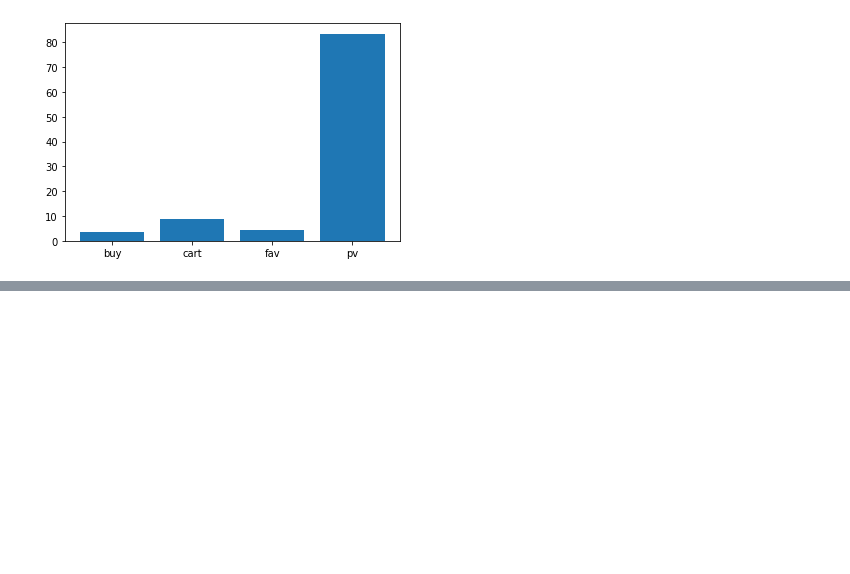
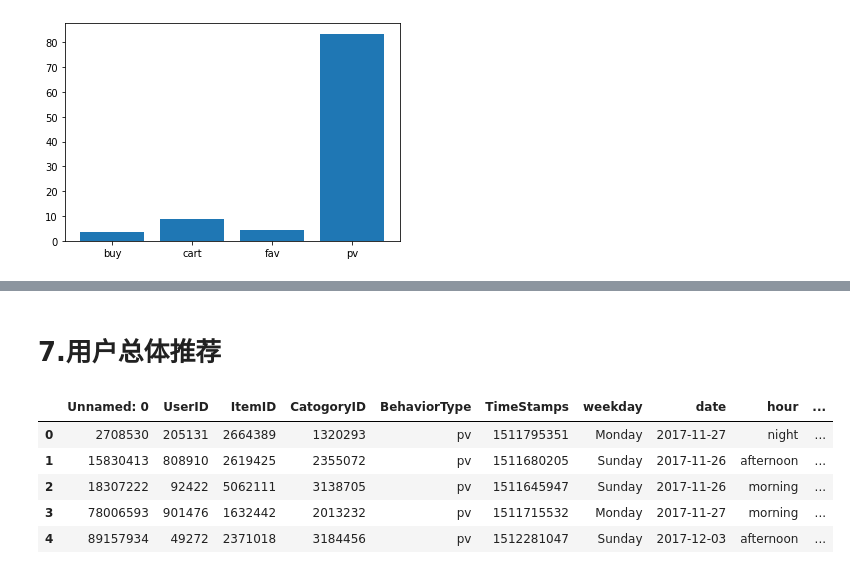
Before and after one commit to Yhcrown/CS306-Data-minning-project, a Jupyter notebook: src/project.ipynb, the cells around one changed output, grey strips where cells are left out. Cells and saved outputs as stored; diff of their text form; code cells hidden in the pictures; blank space fills up the shorter version.

```diff
--- a/src/project.ipynb
+++ b/src/project.ipynb
@@ -96,0 +191,49 @@ Name: UserID, dtype: float64
+# %%
+def R(t):
+    if t in [0,1,2]:
+        return 4
+    elif t in [3,4]:
+        return 3
+    elif t in [5,6]:
+        return 2
+    else:
+        return 1
+
+def F(n):
+    if n == 1:
+        return 1
+    elif n == 2:
+        return 2
+    elif n == 3:
+        return 3
+    else:
+        return 4
+# %% [markdown]
+# 7.用户总体推荐
+# %%
+df_buy = df_Second[df_Second['BehaviorType']=='buy']
+Near_buy_tstamp = df_buy.groupby(by='UserID')['TimeStamps'].max() #得出用户最近购买时间
+df_buy = pd.DataFrame(data=Near_buy_tstamp)
+diff_time = (endTime - Near_buy_tstamp).astype('int') #用户最近购买时间距离结束时间长短
+diff_day = (diff_time/(24*60*60)).astype('int')
+df_Second['diffDay'] = diff_day
+df_Second['R'] = df_Second['diffDay'].apply(R)
+df_Second.drop(labels=['diffDay'],axis=1,inplace=True)
+
+
+df_Second['Frequency'] = df_Second['UserID'].value_counts().astype('int')
+df_Second['F'] = df_Second['Frequency'].apply(F)
+df_Second.drop(labels=['Frequency'],axis=1,inplace=True)
+
+
+df_Second['UserCategory'] = np.select([(df_Second['R']>2.75)&(df_Second['F']>1.02),(df_Second['R']>2.75)&(df_Second['F']<=1.02),
+          (df_Second['R']<=2.75)&(df_Second['F']>1.02),(df_Second['R']<2.75)&(df_Second['F']<=1.02)],
+         ['重要价值用户','重要保持用户','重要发展用户','一般价值用户'])
+df_Second.head()
+# %% [output]
+|  | Unnamed: 0 | UserID | ItemID | CatogoryID | BehaviorType | TimeStamps | weekday | date | hour | ... |
+| 0 | 2708530 | 205131 | 2664389 | 1320293 | pv | 1511795351 | Monday | 2017-11-27 | night | ... |
+| 1 | 15830413 | 808910 | 2619425 | 2355072 | pv | 1511680205 | Sunday | 2017-11-26 | afternoon | ... |
+| 2 | 18307222 | 92422 | 5062111 | 3138705 | pv | 1511645947 | Sunday | 2017-11-26 | morning | ... |
+| 3 | 78006593 | 901476 | 1632442 | 2013232 | pv | 1511715532 | Monday | 2017-11-27 | morning | ... |
+| 4 | 89157934 | 49272 | 2371018 | 3184456 | pv | 1512281047 | Sunday | 2017-12-03 | afternoon | ... |
```
Also changed, not shown: parts of 4 cells of this notebook.
